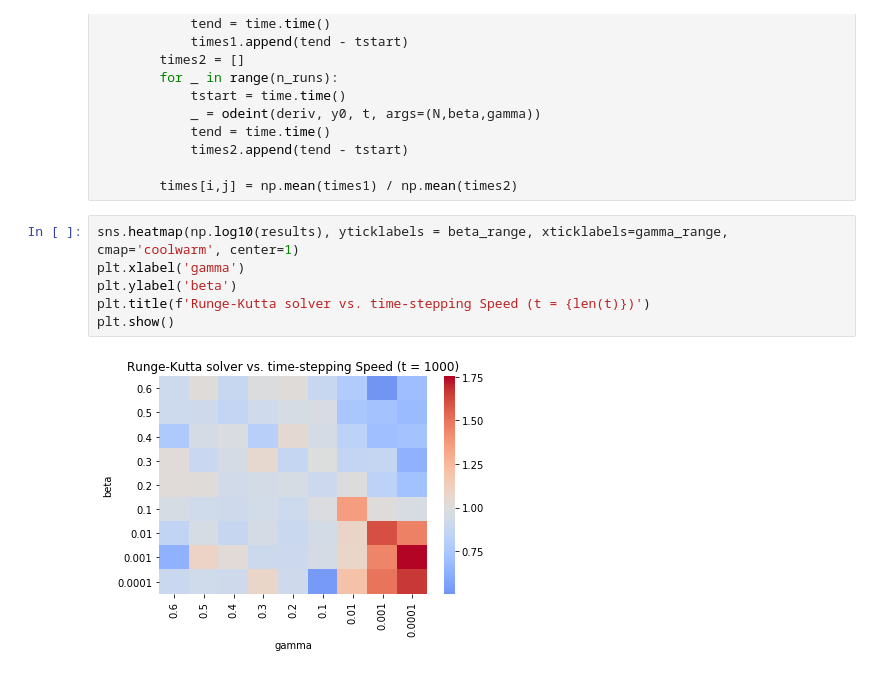
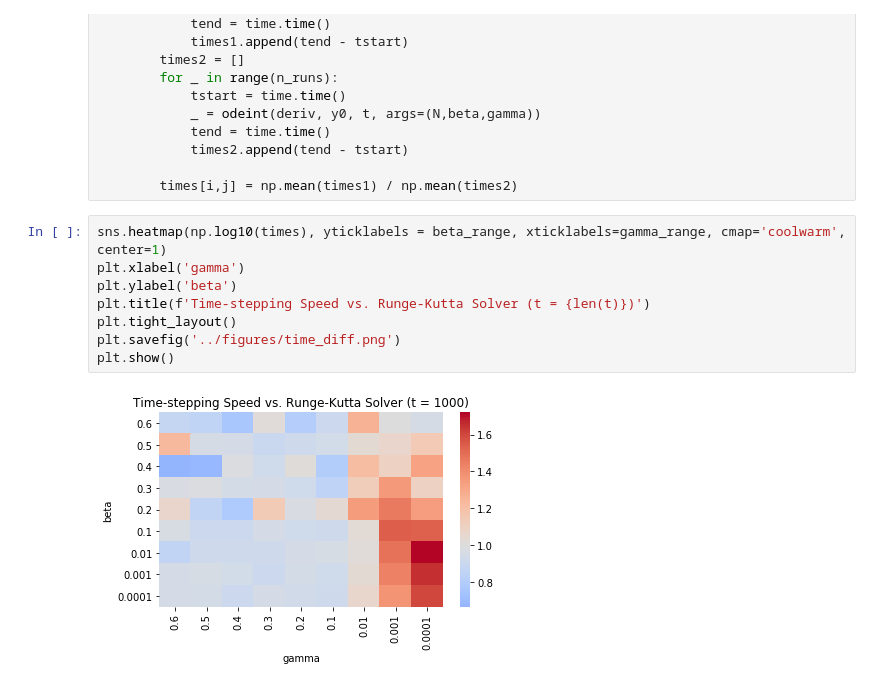
Before and after one commit to rflperry/553.738_final, a Jupyter notebook: notebooks/1-rp-SIR_model.ipynb, the cells around one changed output. Drawn from its saved outputs; the diff is of its cells as text.

```diff
--- a/notebooks/1-rp-SIR_model.ipynb
+++ b/notebooks/1-rp-SIR_model.ipynb
@@ -178,10 +180,12 @@ for i,beta in enumerate(beta_range):
 
         times[i,j] = np.mean(times1) / np.mean(times2)
 # %%
-sns.heatmap(np.log10(results), yticklabels = beta_range, xticklabels=gamma_range, cmap='coolwarm', center=1)
+sns.heatmap(np.log10(times), yticklabels = beta_range, xticklabels=gamma_range, cmap='coolwarm', center=1)
 plt.xlabel('gamma')
 plt.ylabel('beta')
-plt.title(f'Runge-Kutta solver vs. time-stepping Speed (t = {len(t)})')
+plt.title(f'Time-stepping Speed vs. Runge-Kutta Solver (t = {len(t)})')
+plt.tight_layout()
+plt.savefig('../figures/time_diff.png')
 plt.show()
 # %% [output]
-[figure, old version]
+[figure, new version]
```
Also changed, not shown: parts of 2 cells of this notebook.
